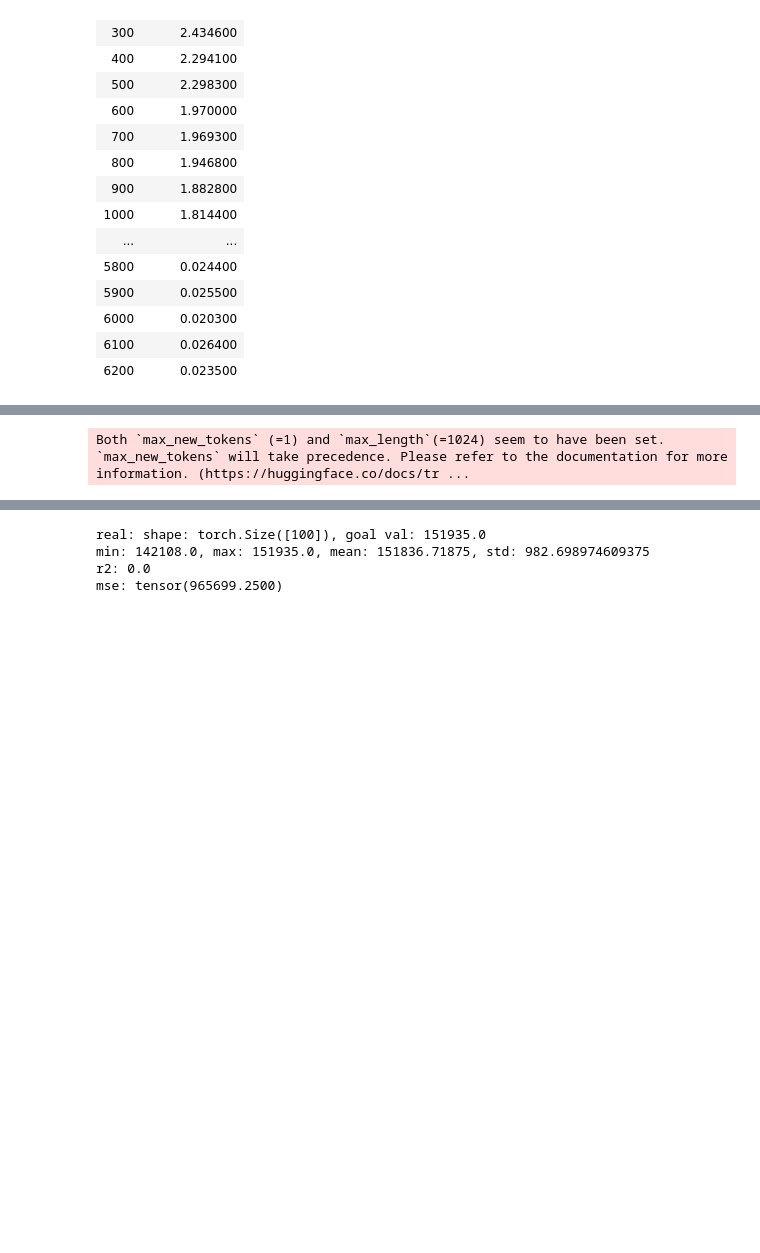
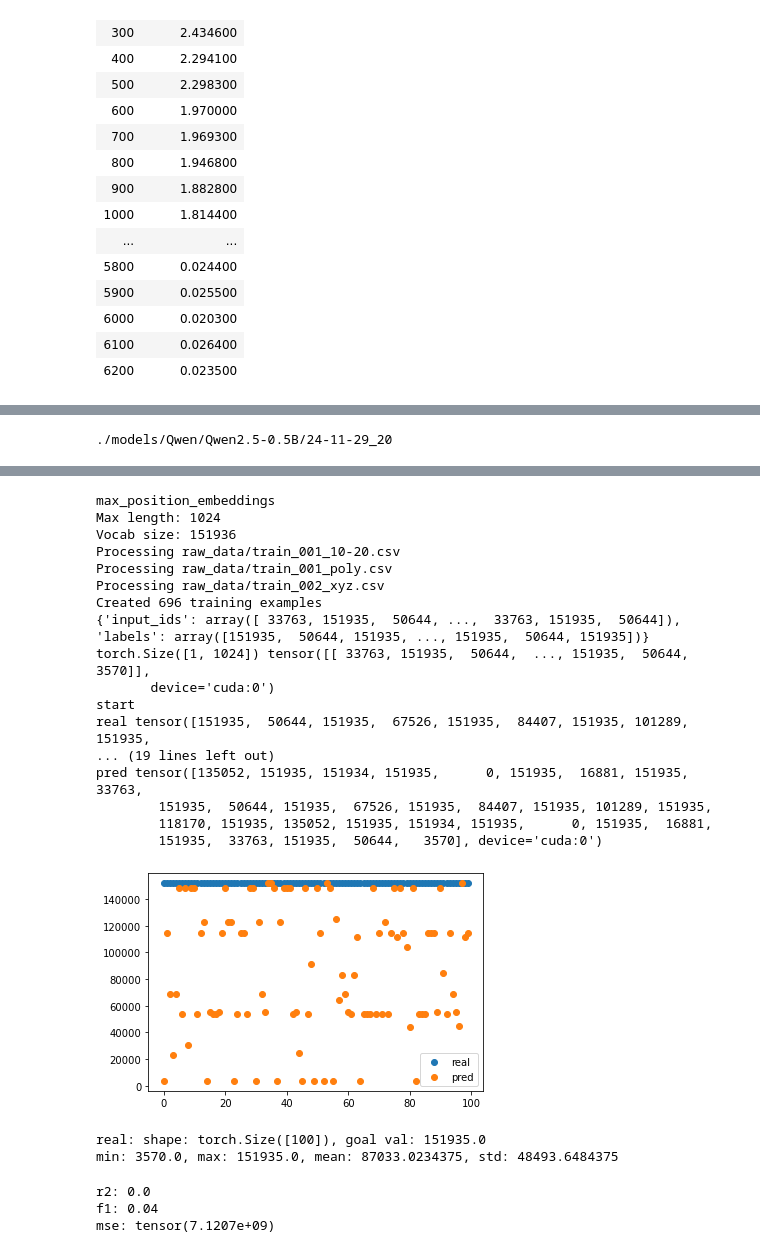
Before and after one commit to JoeyShapiro/TimeSeriesGPT, a Jupyter notebook: model.ipynb, the cells around one changed output, grey strips where cells are left out. Saved outputs shown, nothing was run; the diff lists cells and outputs as text; code cells hidden in the pictures; blank space fills up the shorter version.

```diff
--- a/model.ipynb
+++ b/model.ipynb
@@ -514,8 +523,9 @@ dataset: Memory usage: 1.1097602844238281 GB
 # %%
 import torch
 from transformers import AutoModelForCausalLM
-from sklearn.metrics import r2_score
+from sklearn.metrics import r2_score, f1_score
 from tqdm import tqdm
+import matplotlib.pyplot as plt
 
 def test_model(model_path, temperature=0.7):
     model = AutoModelForCausalLM.from_pretrained(model_path).to(device)
@@ -550,11 +560,10 @@ def test_model(model_path, temperature=0.7):
     print('pred',output[0][-32:])
     torch.set_printoptions(profile='default')
 
-    # create tensor of size n
+    # create scatter plot
     n = 100
     m = 10
     real = torch.full_like(torch.zeros(n), dataset[0]['labels'][-1])
-    # real = torch.zeros(n)
     pred = torch.zeros(n)
 
     pbar = tqdm(range(0, n, m), total=n)
@@ -569,16 +578,47 @@ def test_model(model_path, temperature=0.7):
             do_sample=True
         )
 
-
         for j in range(m): # -1
             pred[i+j] = output[j][1023].cpu() # have to do this to get the value
         pbar.update(m)
 
+    # create scatter plot
+    plt.scatter(range(n), real, label='real')
+    plt.scatter(range(n), pred, label='pred')
+    plt.legend()
+    plt.show()
+
     print(f"real: shape: {real.shape}, goal val: {real[0]}")
     print(f"min: {min(pred)}, max: {max(pred)}, mean: {torch.mean(pred)}, std: {torch.std(pred)}")
 
+    # create tensor of size n
+    n = 100
+    m = 10
+    # real = torch.full_like(torch.zeros(n), dataset[0]['labels'][-1])
+    real = torch.zeros(n)
+    # real = torch.zeros(n)
+    pred = torch.zeros(n)
+
+    pbar = tqdm(range(0, n, m), total=n)
+    for i in pbar:
+        output = model.generate(
+            dataset[i]['input_ids'].unsqueeze(0),
+            max_length=1024,
+            temperature=temperature,
+            max_new_tokens=1,
+            num_return_sequences=m,
+            pad_token_id=model.config.vocab_size - 1,
+            do_sample=True
+        )
+
+        for j in range(m): # -1
+            real[i+j] = dataset[i]['labels'][-1]
+            pred[i+j] = output[j][1023].cpu() # have to do this to get the value
+        pbar.update(m)
+
     # r2 score
     print('r2:', r2_score(real, pred))
+    print('f1:', f1_score(real, pred, average='micro'))
 
     # get the metrics
     mse = torch.nn.MSELoss()
@@ -588,8 +628,9 @@ def test_model(model_path, temperature=0.7):
 
 model_path = 'Qwen/Qwen2.5-0.5B'
 # get latest folder in models
-latest = sorted(os.listdir(f"./models/{model_path}"))
-latest = "24-11-28_21"
-generated_text = test_model(f"./models/{model_path}/{latest}")
+files = sorted([ f"./models/{model_path}/{f}" for f in os.listdir(f"./models/{model_path}") ])
+latest = max(files, key=os.path.getmtime)
+print(latest)
+generated_text = test_model(latest)
 # %% [output]
-Both `max_new_tokens` (=1) and `max_length`(=1024) seem to have been set. `max_new_tokens` will take precedence. Please refer to the documentation for more information. (https://huggingface.co/docs/tr ...
+./models/Qwen/Qwen2.5-0.5B/24-11-29_20
@@ -613,4 +638,23 @@ pred tensor([135052, 151935, 151934, 151935,      0, 151935,  16881, 151935,  33
-real: shape: torch.Size([100]), goal val: 151935.0
-min: 142108.0, max: 151935.0, mean: 151836.71875, std: 982.698974609375
-r2: 0.0
-mse: tensor(965699.2500)
+max_position_embeddings
+Max length: 1024
+Vocab size: 151936
+Processing raw_data/train_001_10-20.csv
+Processing raw_data/train_001_poly.csv
+Processing raw_data/train_002_xyz.csv
+Created 696 training examples
+{'input_ids': array([ 33763, 151935,  50644, ...,  33763, 151935,  50644]), 'labels': array([151935,  50644, 151935, ..., 151935,  50644, 151935])}
+torch.Size([1, 1024]) tensor([[ 33763, 151935,  50644,  ..., 151935,  50644,   3570]],
+       device='cuda:0')
+start
+real tensor([151935,  50644, 151935,  67526, 151935,  84407, 151935, 101289, 151935,
+... (19 lines left out)
+pred tensor([135052, 151935, 151934, 151935,      0, 151935,  16881, 151935,  33763,
+        151935,  50644, 151935,  67526, 151935,  84407, 151935, 101289, 151935,
+        118170, 151935, 135052, 151935, 151934, 151935,      0, 151935,  16881,
+        151935,  33763, 151935,  50644,   3570], device='cuda:0')
+[figure, added]
+real: shape: torch.Size([100]), goal val: 151935.0
+min: 3570.0, max: 151935.0, mean: 87033.0234375, std: 48493.6484375
+r2: 0.0
+f1: 0.04
+mse: tensor(7.1207e+09)
```
Also changed, not shown: parts of 2 cells of this notebook, 1 other file.
